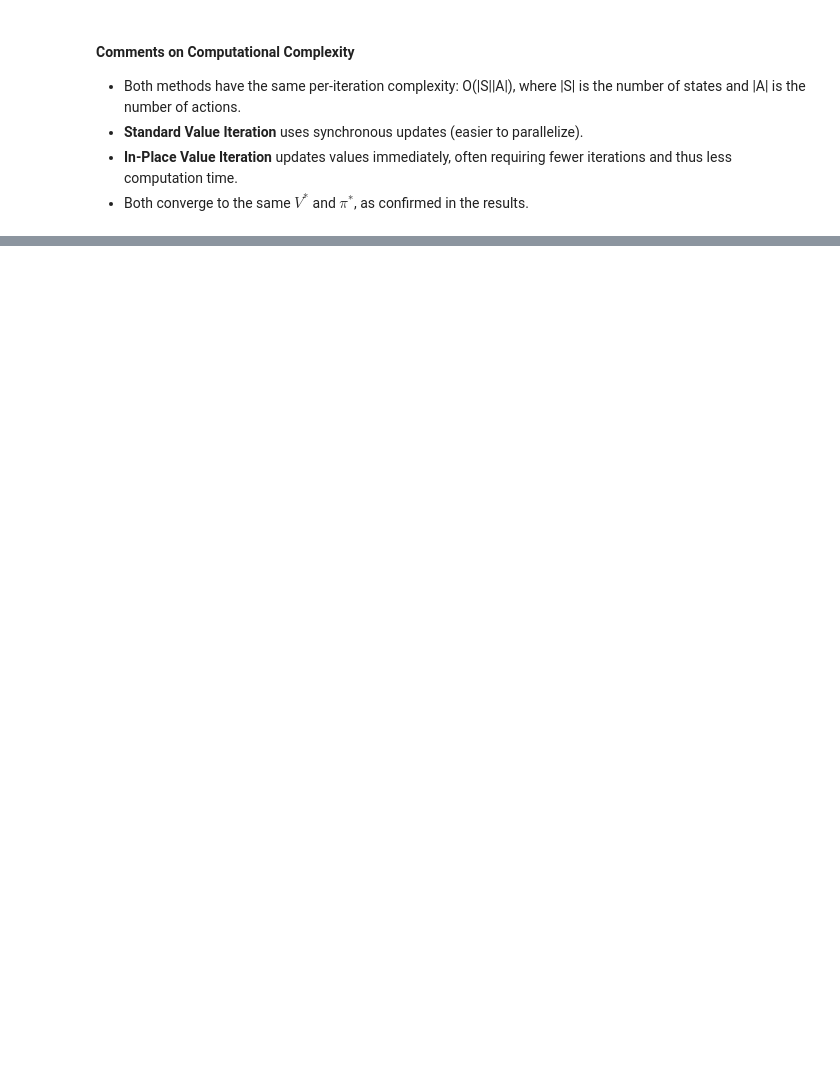
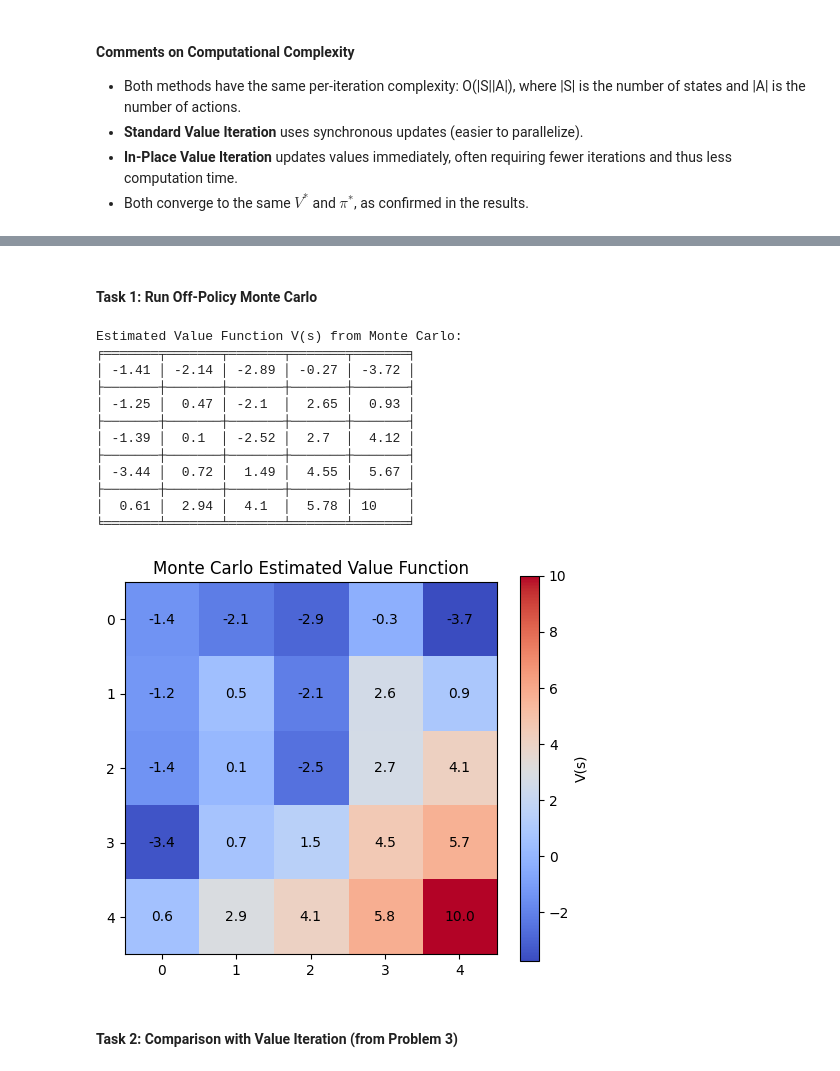
Before and after one commit to Christo-Conestoga/RL-Assignment1, a Jupyter notebook: main.ipynb, the cells around one changed output, grey strips where cells are left out. Cells and saved outputs as stored; diff of their text form; code cells hidden in the pictures; blank space fills up the shorter version.

Commit message:
problem 4 completed

```diff
--- a/main.ipynb
+++ b/main.ipynb
@@ -459,0 +558,38 @@ print(tabulate(
+# %% [markdown]
+#### Task 1: Run Off-Policy Monte Carlo
+# %%
+# Initialize Monte Carlo environment
+mc_env = GridworldMC()
+
+# Run MC with importance sampling
+V_mc, t_mc = mc_env.off_policy_mc(num_episodes=5000)
+
+# Show results
+print("Estimated Value Function V(s) from Monte Carlo:")
+print(tabulate(np.round(V_mc, 2), tablefmt="fancy_grid"))
+
+# Visualization
+plt.figure(figsize=(6,5))
+plt.imshow(V_mc, cmap="coolwarm", origin="upper")
+plt.colorbar(label="V(s)")
+plt.title("Monte Carlo Estimated Value Function")
+for i in range(mc_env.n):
+    for j in range(mc_env.n):
+        plt.text(j, i, round(V_mc[i,j],1), ha='center', va='center', color='black')
+plt.show()
+# %% [output]
+Estimated Value Function V(s) from Monte Carlo:
+╒═══════╤═══════╤═══════╤═══════╤═══════╕
+│ -1.41 │ -2.14 │ -2.89 │ -0.27 │ -3.72 │
+├───────┼───────┼───────┼───────┼───────┤
+│ -1.25 │  0.47 │ -2.1  │  2.65 │  0.93 │
+├───────┼───────┼───────┼───────┼───────┤
+│ -1.39 │  0.1  │ -2.52 │  2.7  │  4.12 │
+├───────┼───────┼───────┼───────┼───────┤
+│ -3.44 │  0.72 │  1.49 │  4.55 │  5.67 │
+├───────┼───────┼───────┼───────┼───────┤
+│  0.61 │  2.94 │  4.1  │  5.78 │ 10    │
+╘═══════╧═══════╧═══════╧═══════╧═══════╛
+[figure, added]
+# %% [markdown]
+#### Task 2: Comparison with Value Iteration (from Problem 3)
```
Also changed, not shown: parts of 9 cells of this notebook.
